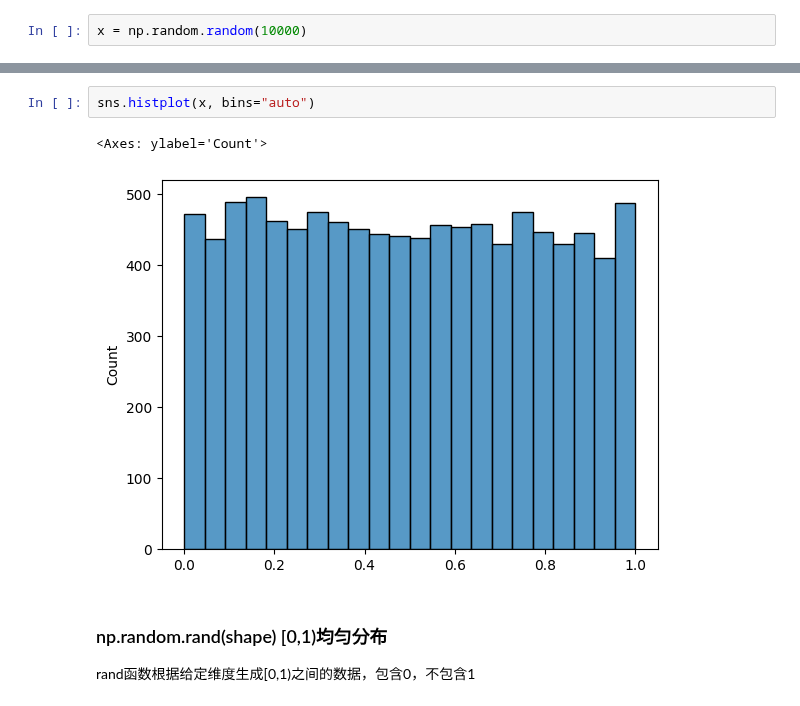
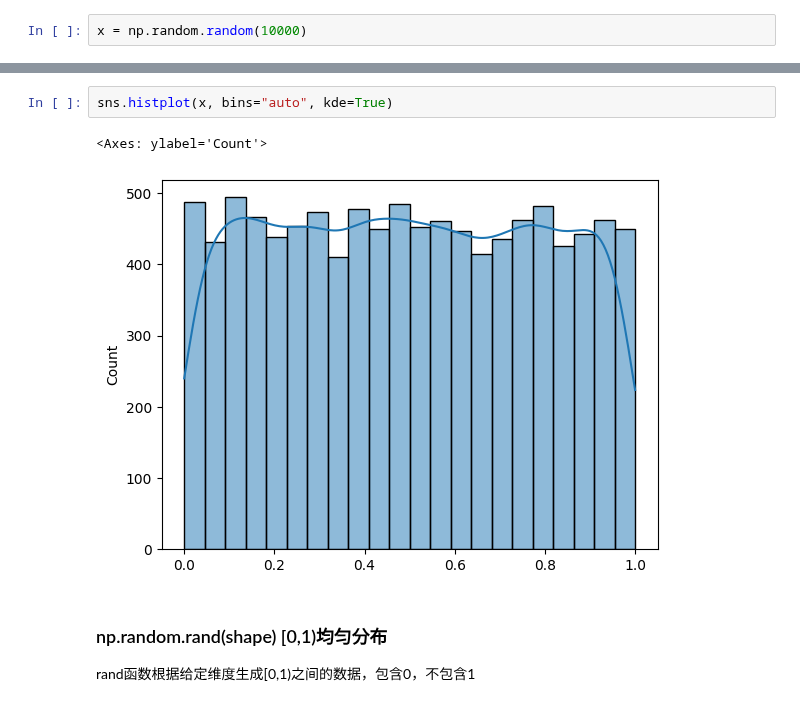
Before and after one commit to NagatoYuki0943/ML, a Jupyter notebook: code/numpy/02_gen_array_random.ipynb, the cells around one changed output, grey strips where cells are left out. Drawn from its saved outputs; the diff is of its cells as text.

```diff
--- a/code/numpy/02_gen_array_random.ipynb
+++ b/code/numpy/02_gen_array_random.ipynb
@@ -137,8 +137,8 @@ plt.hist(x, bins="auto")  # x代表要使用的数据，bins表示要划分区
 # %%
-sns.histplot(x, bins="auto")
+sns.histplot(x, bins="auto", kde=True)
 # %% [output]
 <Axes: ylabel='Count'>
-[figure, old version]
+[figure, new version]
 # %% [markdown]
 ### np.random.rand(shape) [0,1)均匀分布
 rand函数根据给定维度生成[0,1)之间的数据，包含0，不包含1
```
Also changed, not shown: parts of 35 cells of this notebook.
